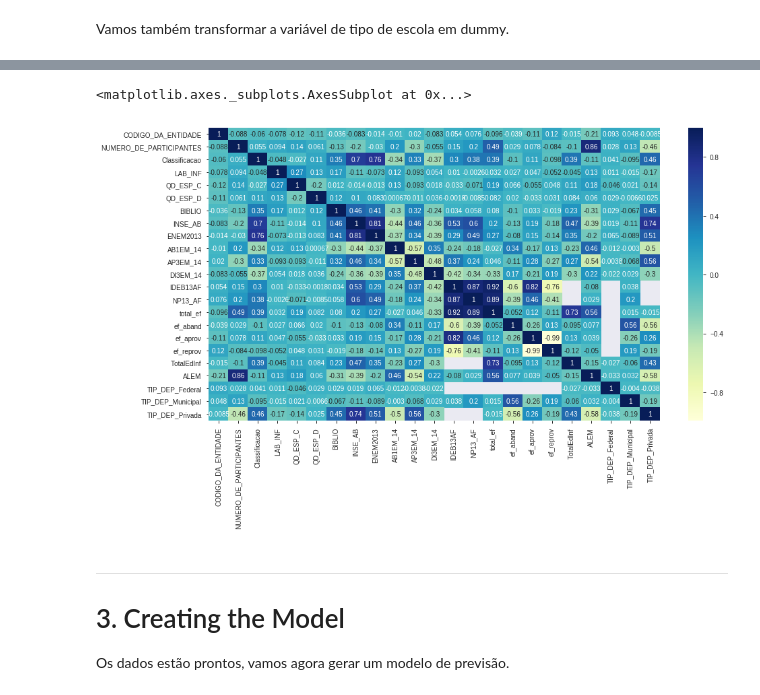
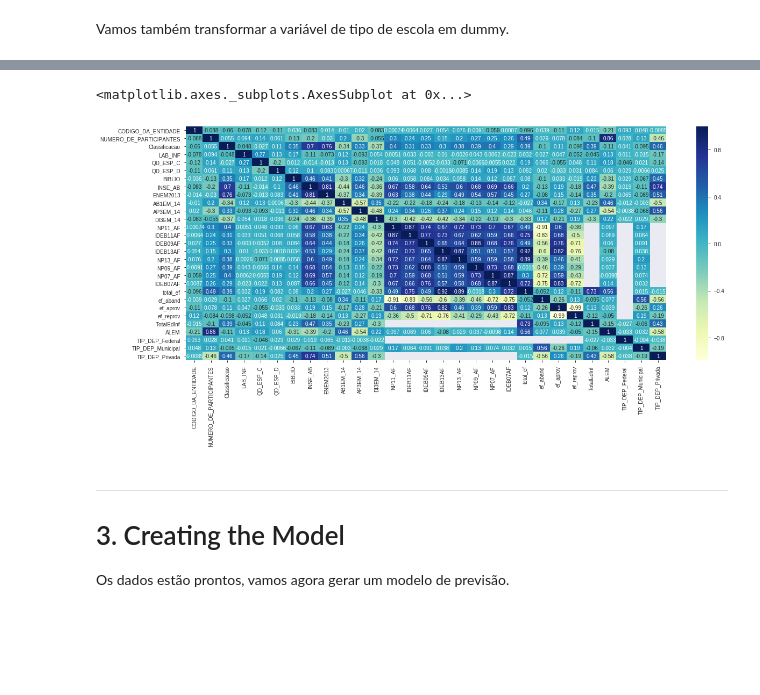
Before and after one commit to davibarreira/FDS-Homeworks, a Jupyter notebook: hw2/Homework2.ipynb, the cells around one changed output, grey strips where cells are left out. Cells and saved outputs as stored; diff of their text form; code cells hidden in the pictures; blank space fills up the shorter version.

```diff
--- a/hw2/Homework2.ipynb
+++ b/hw2/Homework2.ipynb
@@ -132,8 +130,8 @@ esc.head(3)
 Vamos selecionar manualmente algumas das variáveis a serem utilizadas.
 # %%
 colunas_selecionadas = ['CODESC','COD_DEP','TIP_DEP','LAB_INF','QD_ESP_C','QD_ESP_D','BIBLIO',
-                        'INSE_AB','ENEM2013','AB1EM_14','AP3EM_14','DI3EM_14'
-                        ,'IDEB13AF','NP13_AF']
+                        'INSE_AB','ENEM2013','AB1EM_14','AP3EM_14','DI3EM_14','NP11_AF','IDEB11AF'
+                        ,'IDEB09AF','IDEB13AF','NP13_AF','NP09_AF','NP07_AF','IDEB07AF']
 # %%
 esc = esc[colunas_selecionadas]
 plt.figure(figsize=(15,8))
@@ -325,11 +324,11 @@ df.head()
 | 3 | 35000280 | 146 | 1 | 1.0 | 1.0 | 1.0 | 0.0 | ... |
 | 4 | 35000334 | 95 | 1 | 1.0 | 1.0 | 1.0 | 1.0 | ... |
 # %%
-plt.figure(figsize=(15,8))
+plt.figure(figsize=(20,8))
 sns.heatmap(df.corr(),annot=True,cmap='YlGnBu')
 # %% [output]
 <matplotlib.axes._subplots.AxesSubplot at 0x...>
-[figure, old version]
+[figure, new version]
 # %% [markdown]
 ---
 # 3. Creating the Model
```
Also changed, not shown: parts of 19 cells of this notebook, 1 other file.
